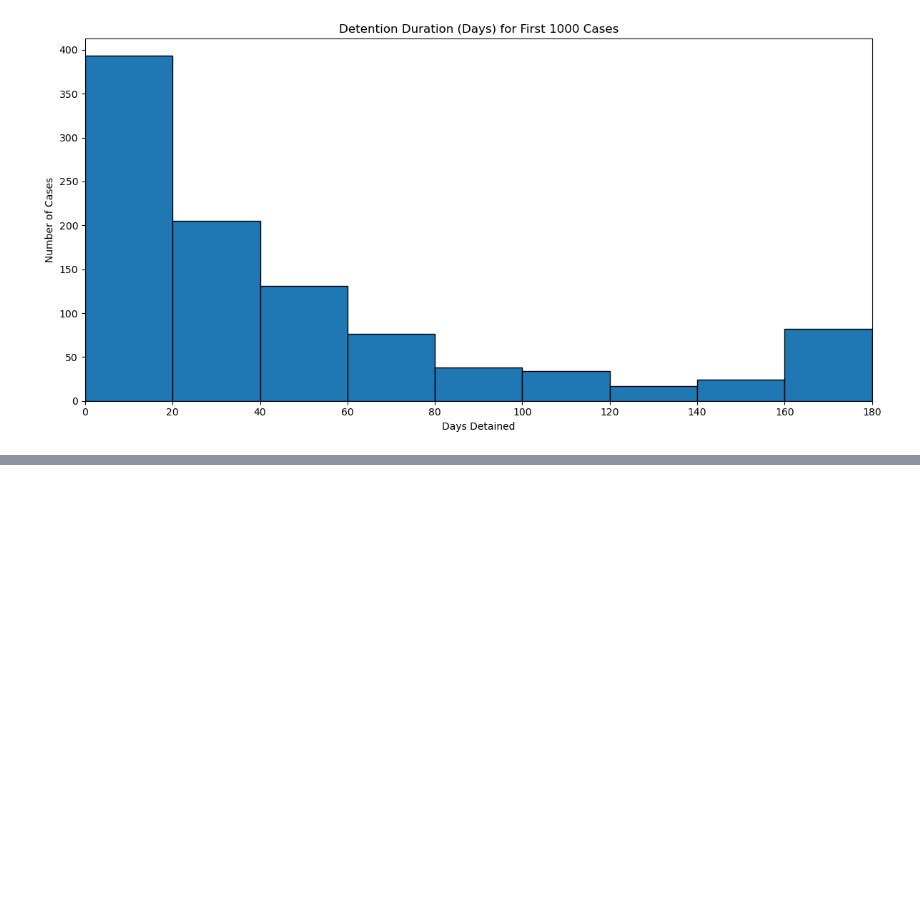
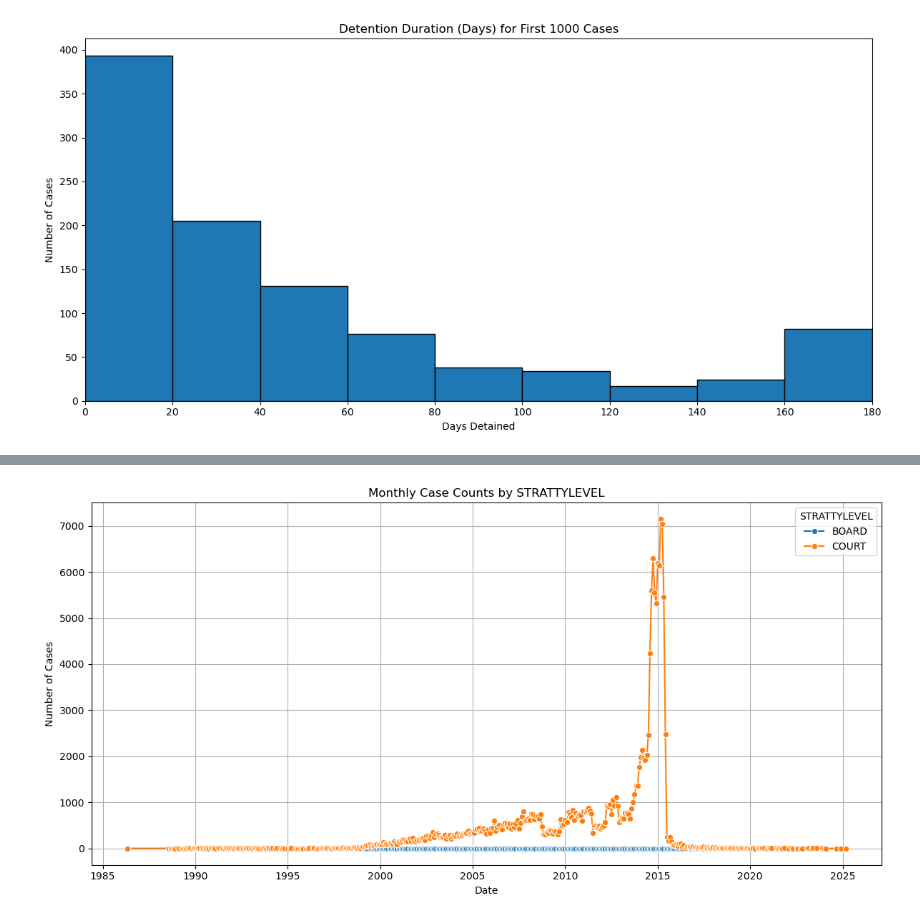
Before and after one commit to MIT-Emerging-Talent/ET6-CDSP-group-19-repo, a Jupyter notebook: 3_data_exploration/notebooks/03_eda_juvenile_cases.ipynb, the cells around one changed output, grey strips where cells are left out. Cells and saved outputs as stored; diff of their text form; code cells hidden in the pictures; blank space fills up the shorter version.

```diff
--- a/3_data_exploration/notebooks/03_eda_juvenile_cases.ipynb
+++ b/3_data_exploration/notebooks/03_eda_juvenile_cases.ipynb
@@ -617,0 +666,7 @@ Passing `palette` without assigning `hue` is deprecated and will be removed in v
+# %%
+reps = pd.read_csv(
+    filepath_or_buffer=reps_path,
+    dtype=dtype,
+    parse_dates=parse_dates,
+    low_memory=False,
+)
@@ -617,0 +706,34 @@ Passing `palette` without assigning `hue` is deprecated and will be removed in v
+# %%
+# import pandas as pd
+# import matplotlib.pyplot as plt
+# import seaborn as sns
+
+# Step 1: Ensure E_28_DATE is datetime
+reps["E_28_DATE"] = pd.to_datetime(reps["E_28_DATE"], errors="coerce")
+
+# Drop rows with missing values
+df_ts = reps.dropna(subset=["E_28_DATE", "STRATTYLEVEL"])
+
+# Step 2: Group by date and STRATTYLEVEL
+time_series = (
+    df_ts.groupby([df_ts["E_28_DATE"].dt.to_period("M"), "STRATTYLEVEL"])
+    .size()
+    .reset_index(name="case_count")
+)
+
+# Convert period to timestamp for plotting
+time_series["E_28_DATE"] = time_series["E_28_DATE"].dt.to_timestamp()
+
+# Step 3: Plot
+plt.figure(figsize=(12, 6))
+sns.lineplot(
+    data=time_series, x="E_28_DATE", y="case_count", hue="STRATTYLEVEL", marker="o"
+)
+plt.title("Monthly Case Counts by STRATTYLEVEL")
+plt.xlabel("Date")
+plt.ylabel("Number of Cases")
+plt.grid(True)
+plt.tight_layout()
+plt.show()
+# %% [output]
+[figure, added]
```
Also changed, not shown: parts of 6 cells of this notebook.
